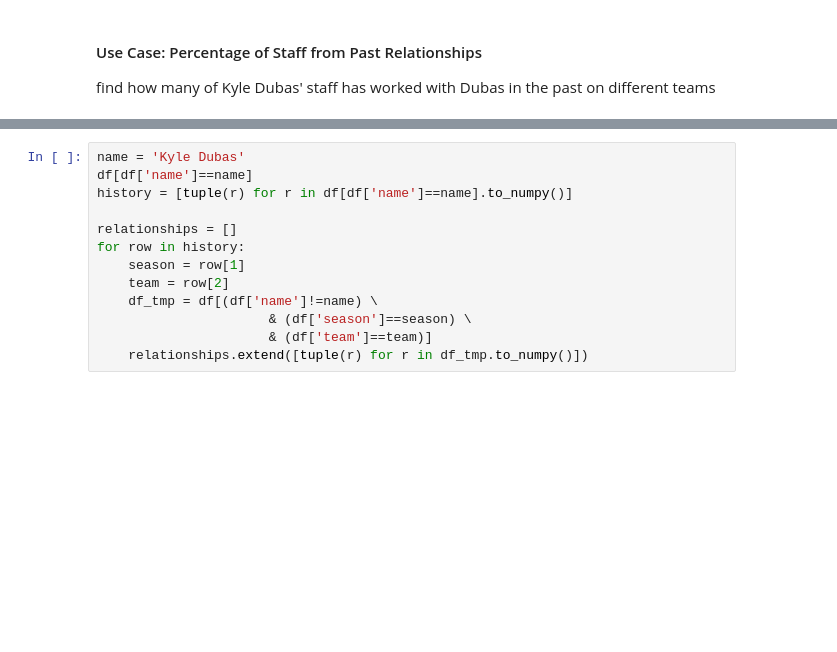
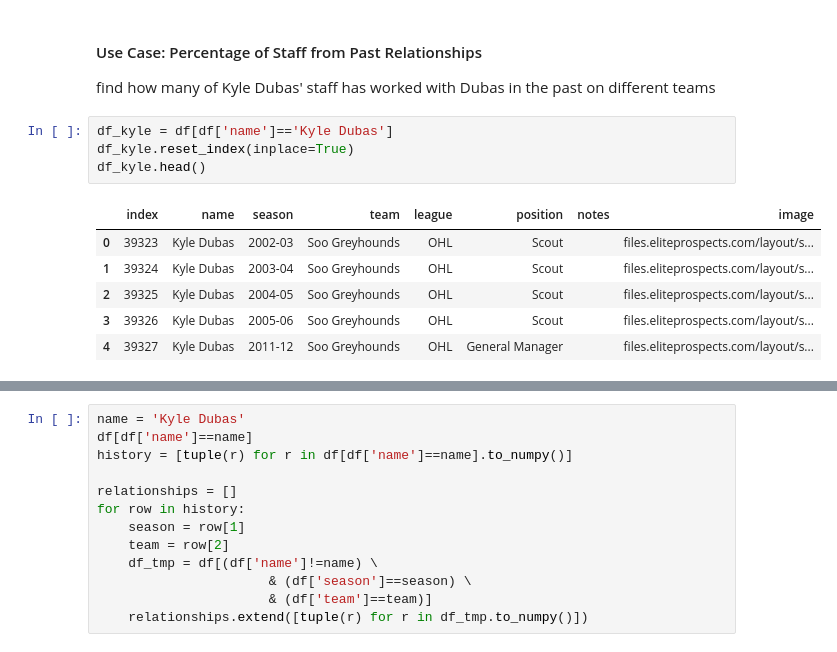
Before and after one commit to shawzy2/nhl_gm_knowledge_graph, a Jupyter notebook: notebook/staff-analyzer.ipynb, the cells around one changed output, grey strips where cells are left out. Cells and saved outputs as stored; diff of their text form; blank space fills up the shorter version.

```diff
--- a/notebook/staff-analyzer.ipynb
+++ b/notebook/staff-analyzer.ipynb
@@ -23,4 +23,15 @@ print(str(len(df['name'].unique())) + ' distinct staff members')
 # %% [markdown]
 #### Use Case: Percentage of Staff from Past Relationships
 find how many of Kyle Dubas' staff has worked with Dubas in the past on different teams
+# %%
+df_kyle = df[df['name']=='Kyle Dubas']
+df_kyle.reset_index(inplace=True)
+df_kyle.head()
+# %% [output]
+|  | index | name | season | team | league | position | notes | image |
+| 0 | 39323 | Kyle Dubas | 2002-03 | Soo Greyhounds | OHL | Scout |  | files.eliteprospects.com/layout/s... |
+| 1 | 39324 | Kyle Dubas | 2003-04 | Soo Greyhounds | OHL | Scout |  | files.eliteprospects.com/layout/s... |
+| 2 | 39325 | Kyle Dubas | 2004-05 | Soo Greyhounds | OHL | Scout |  | files.eliteprospects.com/layout/s... |
+| 3 | 39326 | Kyle Dubas | 2005-06 | Soo Greyhounds | OHL | Scout |  | files.eliteprospects.com/layout/s... |
+| 4 | 39327 | Kyle Dubas | 2011-12 | Soo Greyhounds | OHL | General Manager |  | files.eliteprospects.com/layout/s... |
 # %%
```
Also changed, not shown: parts of 4 cells of this notebook, 2 other files.
